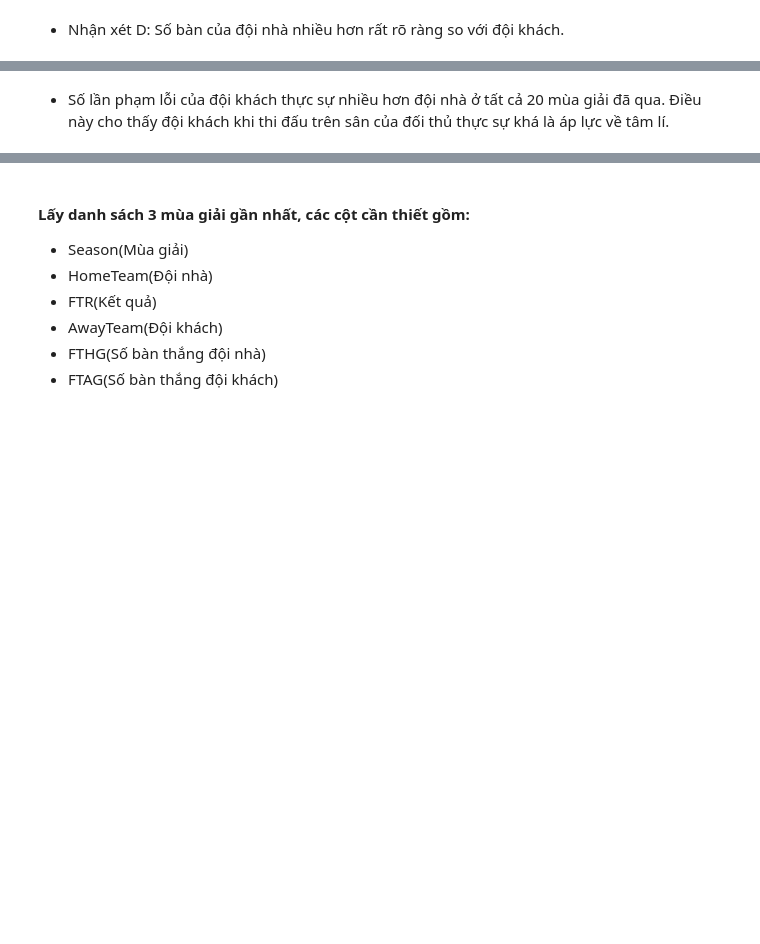
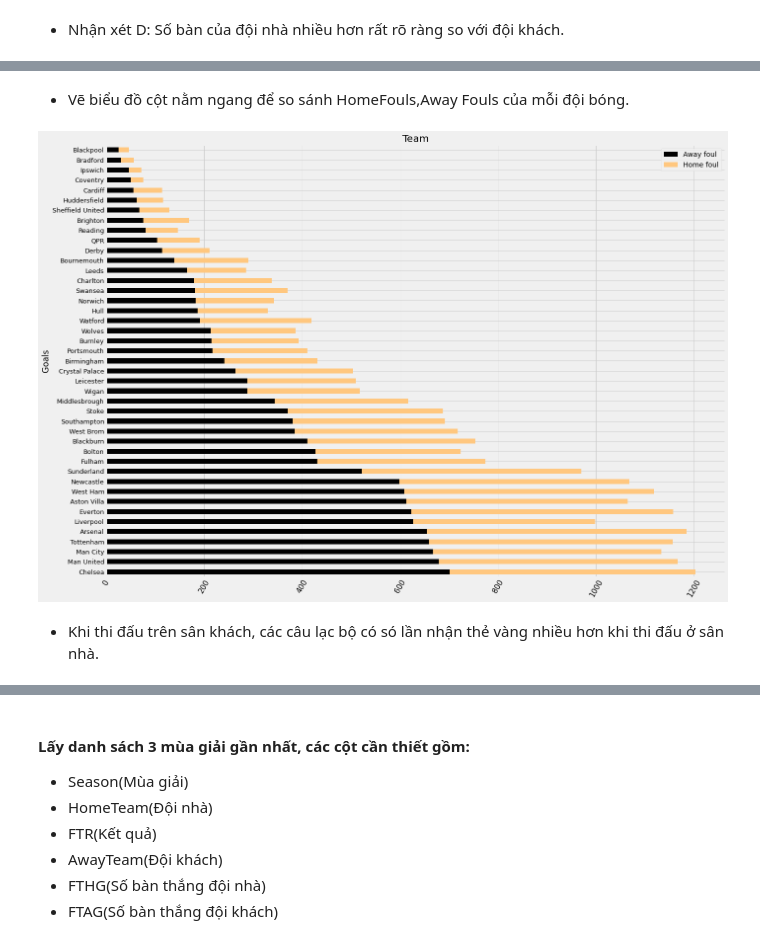
Before and after one commit to chopcolate/DataPrograming, a Jupyter notebook: Final_Project.ipynb, the cells around one changed output, grey strips where cells are left out. Saved outputs shown, nothing was run; the diff lists cells and outputs as text; code cells hidden in the pictures; blank space fills up the shorter version.

```diff
--- a/Final_Project.ipynb
+++ b/Final_Project.ipynb
@@ -404,2 +452,14 @@ plt.show()
+# %% [markdown]
+- Vẽ biểu đồ cột nằm ngang để so sánh HomeFouls,Away Fouls của mỗi đội bóng.
+# %%
+with plt.style.context('fivethirtyeight'):
+    total.plot(kind='barh',stacked=True,fontsize=13,figsize=(20,15),colormap='copper')
+    plt.ylabel('Goals')
+    plt.legend(['Away foul','Home foul'])
+    plt.title("Team",fontsize=20)
+    plt.xticks(rotation=60,fontsize=15)
+    plt.show()
+# %% [output]
+[figure, added]
 # %% [markdown]
-- Số lần phạm lỗi của đội khách thực sự nhiều hơn đội nhà ở tất cả 20 mùa giải đã qua. Điều này cho thấy đội khách khi thi đấu trên sân của đối thủ thực sự khá là áp lực về tâm lí.
+- Khi thi đấu trên sân khách, các câu lạc bộ có só lần nhận thẻ vàng nhiều hơn khi thi đấu ở sân nhà.
```
Also changed, not shown: parts of 80 cells of this notebook.
